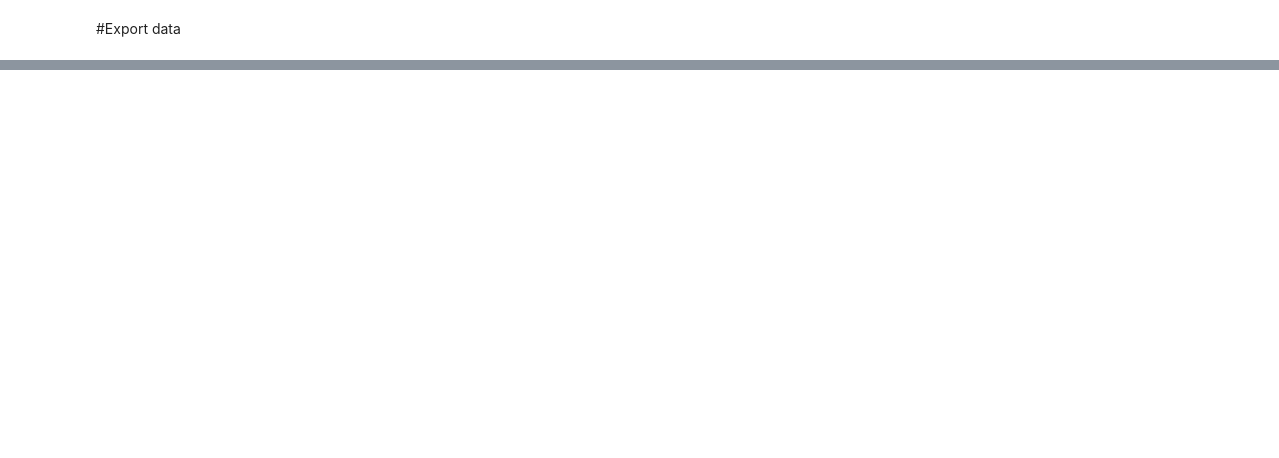
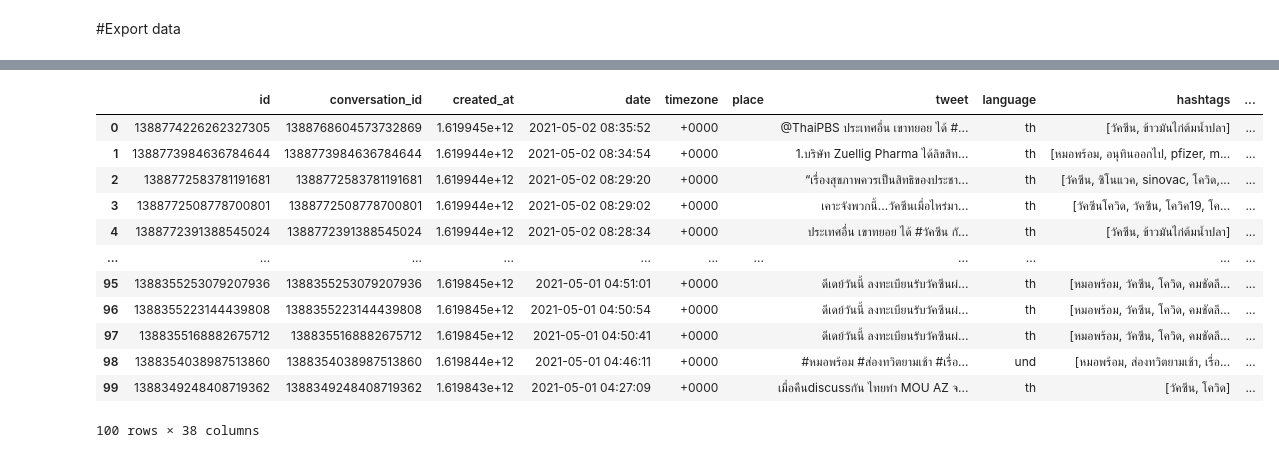
Before and after one commit to tlerksuthirat/Twitter-COVID-vaccine, a Jupyter notebook: COVID_twitter_regular_pip.ipynb, the cells around one changed output, grey strips where cells are left out. Drawn from its saved outputs; the diff is of its cells as text; code cells hidden in the pictures; blank space fills up the shorter version.

```diff
--- a/COVID_twitter_regular_pip.ipynb
+++ b/COVID_twitter_regular_pip.ipynb
@@ -26,0 +69,16 @@ df.to_csv('vaccine-twitter.csv', index=False)
+# %%
+df
+# %% [output]
+|  | id | conversation_id | created_at | date | timezone | place | tweet | language | hashtags | ... |
+| 0 | 1388774226262327305 | 1388768604573732869 | 1.619945e+12 | 2021-05-02 08:35:52 | +0000 |  | @ThaiPBS ประเทศอื่น เขาทยอย ได้ #... | th | [วัคซีน, ข้าวมันไก่ต้มน้ำปลา] | ... |
+| 1 | 1388773984636784644 | 1388773984636784644 | 1.619944e+12 | 2021-05-02 08:34:54 | +0000 |  | 1.บริษัท Zuellig Pharma ได้ลิขสิท... | th | [หมอพร้อม, อนุทินออกไป, pfizer, m... | ... |
+| 2 | 1388772583781191681 | 1388772583781191681 | 1.619944e+12 | 2021-05-02 08:29:20 | +0000 |  | “เรื่องสุขภาพควรเป็นสิทธิของประชา... | th | [วัคซีน, ซิโนแวค, sinovac, โควิด,... | ... |
+| 3 | 1388772508778700801 | 1388772508778700801 | 1.619944e+12 | 2021-05-02 08:29:02 | +0000 |  | เคาะจังพวกนี้...วัคซีนเมื่อไหร่มา... | th | [วัคซีนโควิด, วัคซีน, โควิค19, โค... | ... |
+| 4 | 1388772391388545024 | 1388772391388545024 | 1.619944e+12 | 2021-05-02 08:28:34 | +0000 |  | ประเทศอื่น เขาทยอย ได้ #วัคซีน กั... | th | [วัคซีน, ข้าวมันไก่ต้มน้ำปลา] | ... |
+| ... | ... | ... | ... | ... | ... | ... | ... | ... | ... | ... |
+| 95 | 1388355253079207936 | 1388355253079207936 | 1.619845e+12 | 2021-05-01 04:51:01 | +0000 |  | ดีเดย์วันนี้ ลงทะเบียนรับวัคซีนผ่... | th | [หมอพร้อม, วัคซีน, โควิด, คมชัดลึ... | ... |
+| 96 | 1388355223144439808 | 1388355223144439808 | 1.619845e+12 | 2021-05-01 04:50:54 | +0000 |  | ดีเดย์วันนี้ ลงทะเบียนรับวัคซีนผ่... | th | [หมอพร้อม, วัคซีน, โควิด, คมชัดลึ... | ... |
+| 97 | 1388355168882675712 | 1388355168882675712 | 1.619845e+12 | 2021-05-01 04:50:41 | +0000 |  | ดีเดย์วันนี้ ลงทะเบียนรับวัคซีนผ่... | th | [หมอพร้อม, วัคซีน, โควิด, คมชัดลึ... | ... |
+| 98 | 1388354038987513860 | 1388354038987513860 | 1.619844e+12 | 2021-05-01 04:46:11 | +0000 |  | #หมอพร้อม #ส่องทวิตยามเช้า #เรื่อ... | und | [หมอพร้อม, ส่องทวิตยามเช้า, เรื่อ... | ... |
+| 99 | 1388349248408719362 | 1388349248408719362 | 1.619843e+12 | 2021-05-01 04:27:09 | +0000 |  | เมื่อคืนdiscussกัน ไทยทำ MOU AZ จ... | th | [วัคซีน, โควิด] | ... |
+100 rows × 38 columns
```
Also changed, not shown: parts of 4 cells of this notebook.
